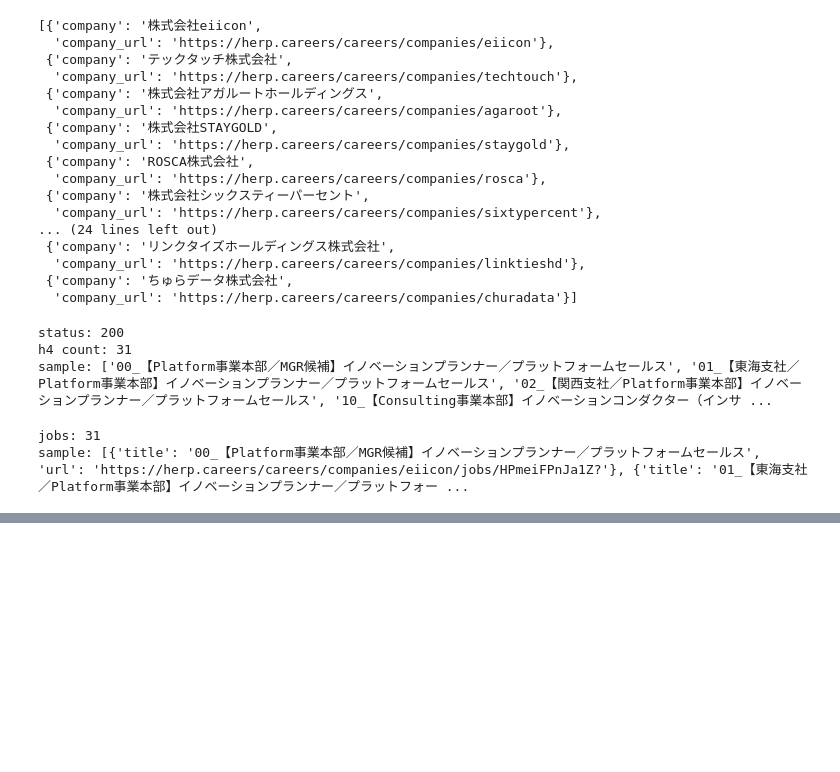
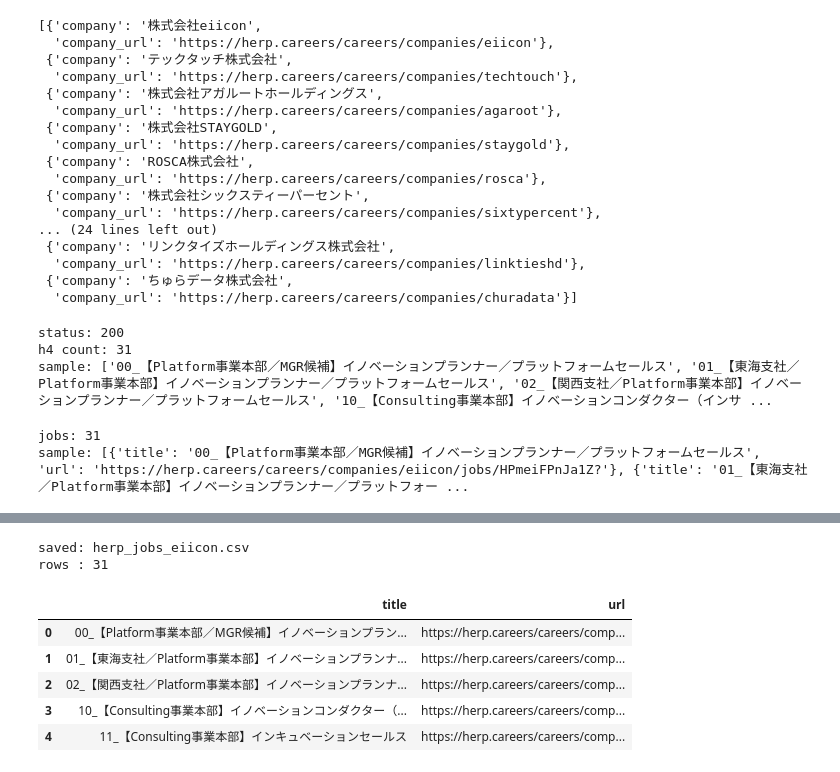
Before and after one commit to yukimatsuno/job-data-platform, a Jupyter notebook: 01_herp_scraper.ipynb, the cells around one changed output, grey strips where cells are left out. Drawn from its saved outputs; the diff is of its cells as text; code cells hidden in the pictures; blank space fills up the shorter version.

Commit message:
Added normalize function for scraped data & CSV saving code

```diff
--- a/01_herp_scraper.ipynb
+++ b/01_herp_scraper.ipynb
@@ -326,0 +380,29 @@ unique urls: 31
+# %%
+# 求人データをCSVに保存（UTF-8 with BOM / Excelでも文字化けしにくい）
+
+import pandas as pd
+
+# jobs(list of dict) → DataFrame
+df = pd.DataFrame(jobs)
+
+# 念のため、URLで重複が残っていないか再確認して除去（保険）
+df = df.drop_duplicates(subset=["url"]).reset_index(drop=True)
+
+# CSV保存（日本語が入るので utf-8-sig 推奨）
+output_path = "herp_jobs_eiicon.csv"
+df.to_csv(output_path, index=False, encoding="utf-8-sig")
+
+print("saved:", output_path)
+print("rows :", len(df))
+
+# 先頭数件を表示して確認
+df.head()
+# %% [output]
+saved: herp_jobs_eiicon.csv
+rows : 31
+|  | title | url |
+| 0 | 00_【Platform事業本部／MGR候補】イノベーションプラン... | https://herp.careers/careers/comp... |
+| 1 | 01_【東海支社／Platform事業本部】イノベーションプランナ... | https://herp.careers/careers/comp... |
+| 2 | 02_【関西支社／Platform事業本部】イノベーションプランナ... | https://herp.careers/careers/comp... |
+| 3 | 10_【Consulting事業本部】イノベーションコンダクター（... | https://herp.careers/careers/comp... |
+| 4 | 11_【Consulting事業本部】インキュベーションセールス | https://herp.careers/careers/comp... |
```
Also changed, not shown: parts of 4 cells of this notebook.
